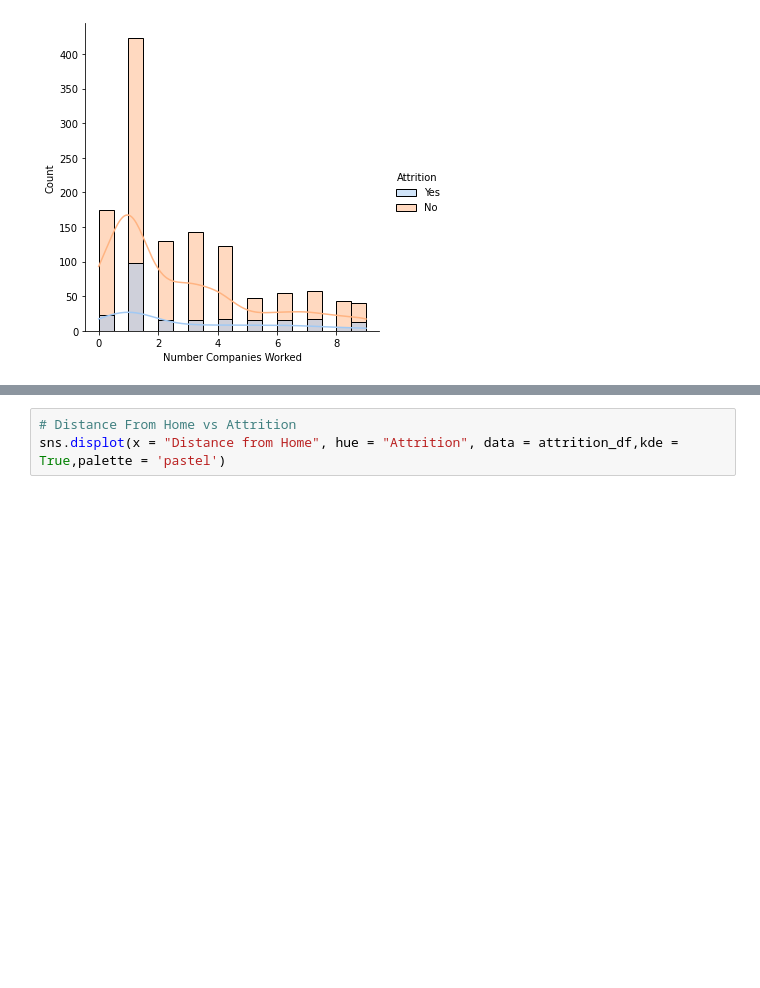
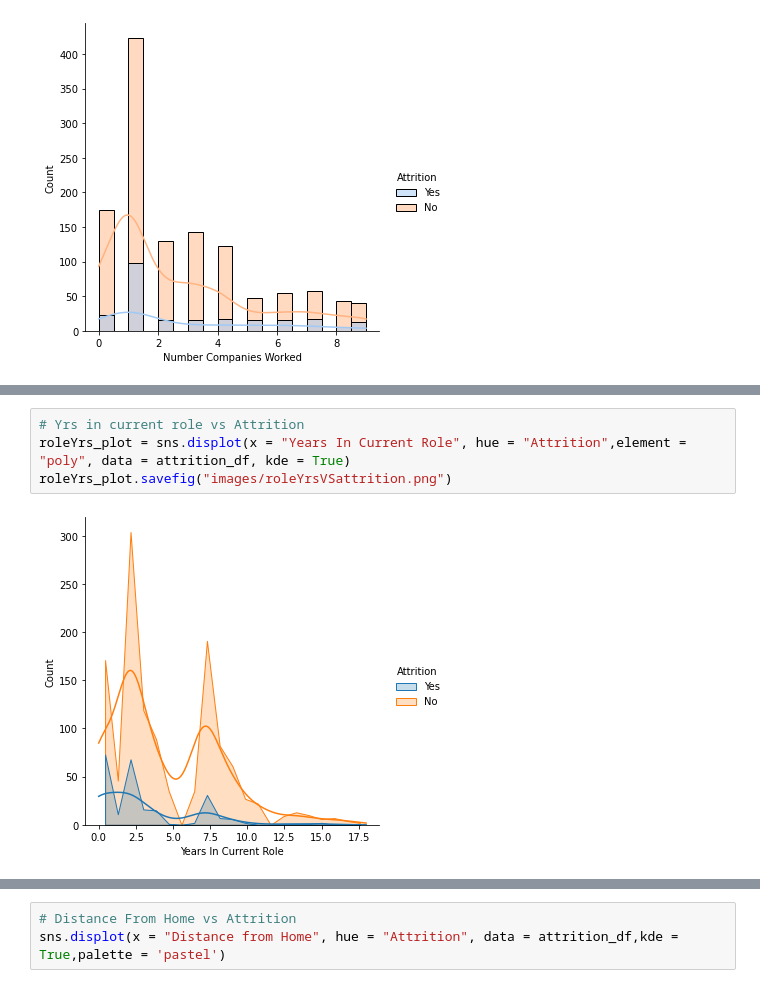
Before and after one commit to katewang1/Employee_Attrition_Analysis, a Jupyter notebook: Exploratory Analysis/EDA.ipynb, the cells around one changed output, grey strips where cells are left out. Cells and saved outputs as stored; diff of their text form; blank space fills up the shorter version.

```diff
--- a/Exploratory Analysis/EDA.ipynb
+++ b/Exploratory Analysis/EDA.ipynb
@@ -91,0 +104,6 @@ sns.displot(x = "Department", hue = "Attrition", data = attrition_df,kde = True,
+# %%
+# Yrs in current role vs Attrition
+roleYrs_plot = sns.displot(x = "Years In Current Role", hue = "Attrition",element = "poly", data = attrition_df, kde = True)
+roleYrs_plot.savefig("images/roleYrsVSattrition.png")
+# %% [output]
+[figure, added]
```
Also changed, not shown: parts of 7 cells of this notebook, 7 other files.
